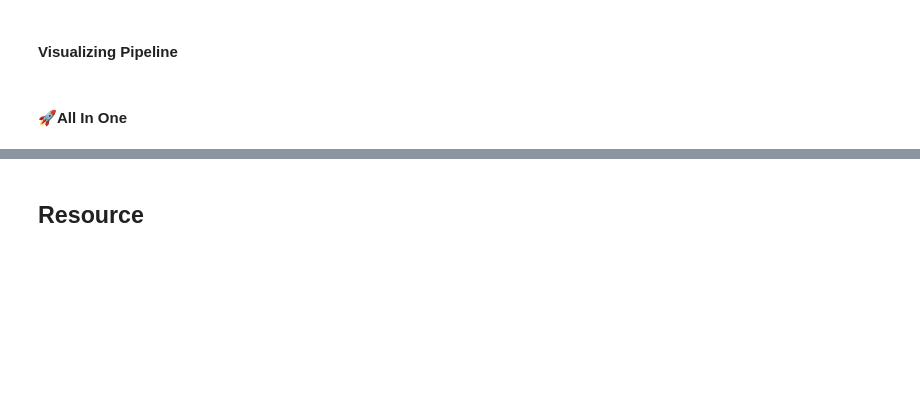
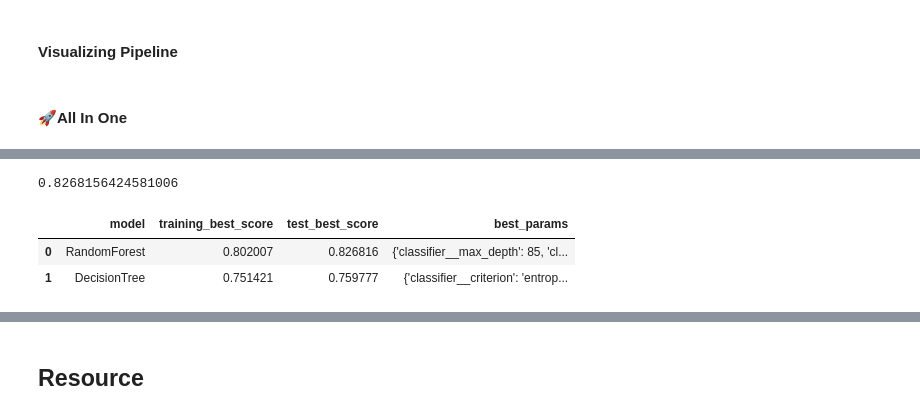
Before and after one commit to dev-SR/machine-learning, a Jupyter notebook: 100sklearn/sklearn.ipynb, the cells around one changed output, grey strips where cells are left out. Saved outputs shown, nothing was run; the diff lists cells and outputs as text; code cells hidden in the pictures; blank space fills up the shorter version.

```diff
--- a/100sklearn/sklearn.ipynb
+++ b/100sklearn/sklearn.ipynb
@@ -821,0 +1163,11 @@ output.head()
+# %%
+best_pipeline = best_model.best_estimator_
+best_pipeline.score(X_test, y_test)
+# %% [output]
+0.8268156424581006
+# %%
+pd.DataFrame(scores)
+# %% [output]
+|  | model | training_best_score | test_best_score | best_params |
+| 0 | RandomForest | 0.802007 | 0.826816 | {'classifier__max_depth': 85, 'cl... |
+| 1 | DecisionTree | 0.751421 | 0.759777 | {'classifier__criterion': 'entrop... |
```
Also changed, not shown: parts of 30 cells of this notebook, 4 other files.
